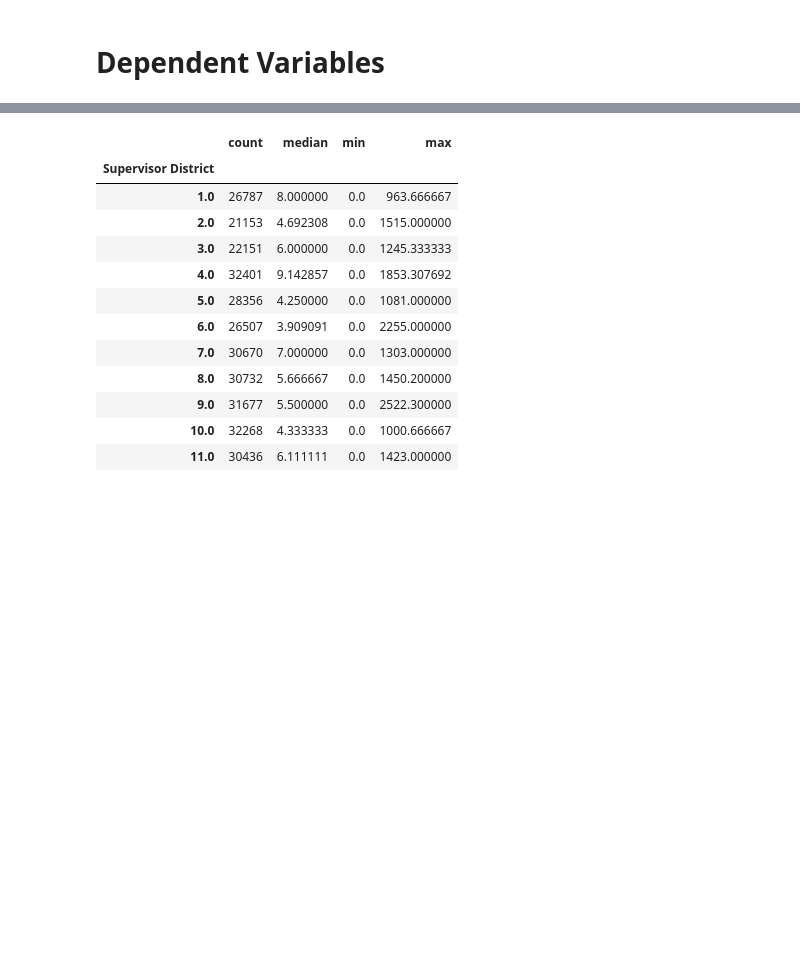
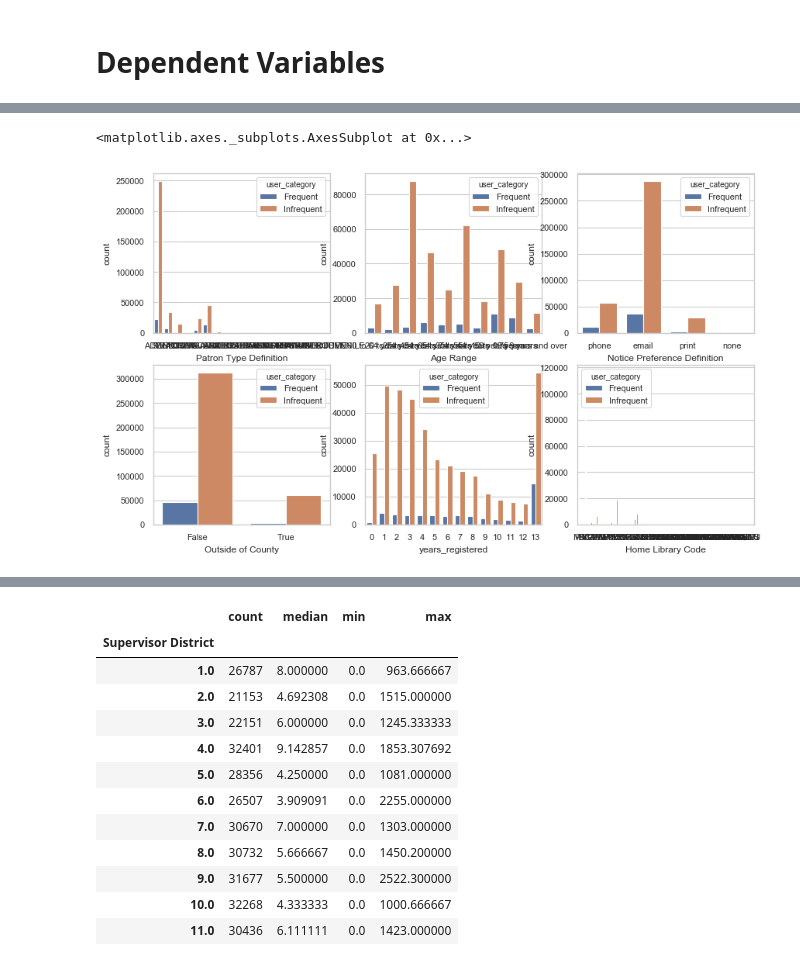
Before and after one commit to josiechoi/Ryerson_capstone_library_usage, a Jupyter notebook: Capstone EDA.ipynb, the cells around one changed output, grey strips where cells are left out. Cells and saved outputs as stored; diff of their text form; code cells hidden in the pictures; blank space fills up the shorter version.

```diff
--- a/Capstone EDA.ipynb
+++ b/Capstone EDA.ipynb
@@ -240,3 +316,16 @@ plt.show()
+# %%
+sns.set(style='whitegrid', rc={"grid.linewidth": 0.2})
+sns.set_context("paper", font_scale=0.9)
+fig, axes = plt.subplots(nrows=2, ncols=3,figsize=(10,6), dpi=100)
+sns.countplot(x='Patron Type Definition',data=df,ax=axes[0][0],hue='user_category')
+sns.countplot(x='Age Range',data=df,ax=axes[0][1],hue='user_category')
+sns.countplot(x='Notice Preference Definition',data=df,ax=axes[0][2],hue='user_category')
+sns.countplot(x='Outside of County',data=df,ax=axes[1][0],hue='user_category')
+sns.countplot(x='years_registered',data=df,ax=axes[1][1],hue='user_category')
+sns.countplot(x='Home Library Code',data=df,ax=axes[1][2],hue='user_category')
+# %% [output]
+<matplotlib.axes._subplots.AxesSubplot at 0x...>
+[figure, added]
 # %%
 df.head()
 # %% [output]
```
Also changed, not shown: parts of 19 cells of this notebook.
